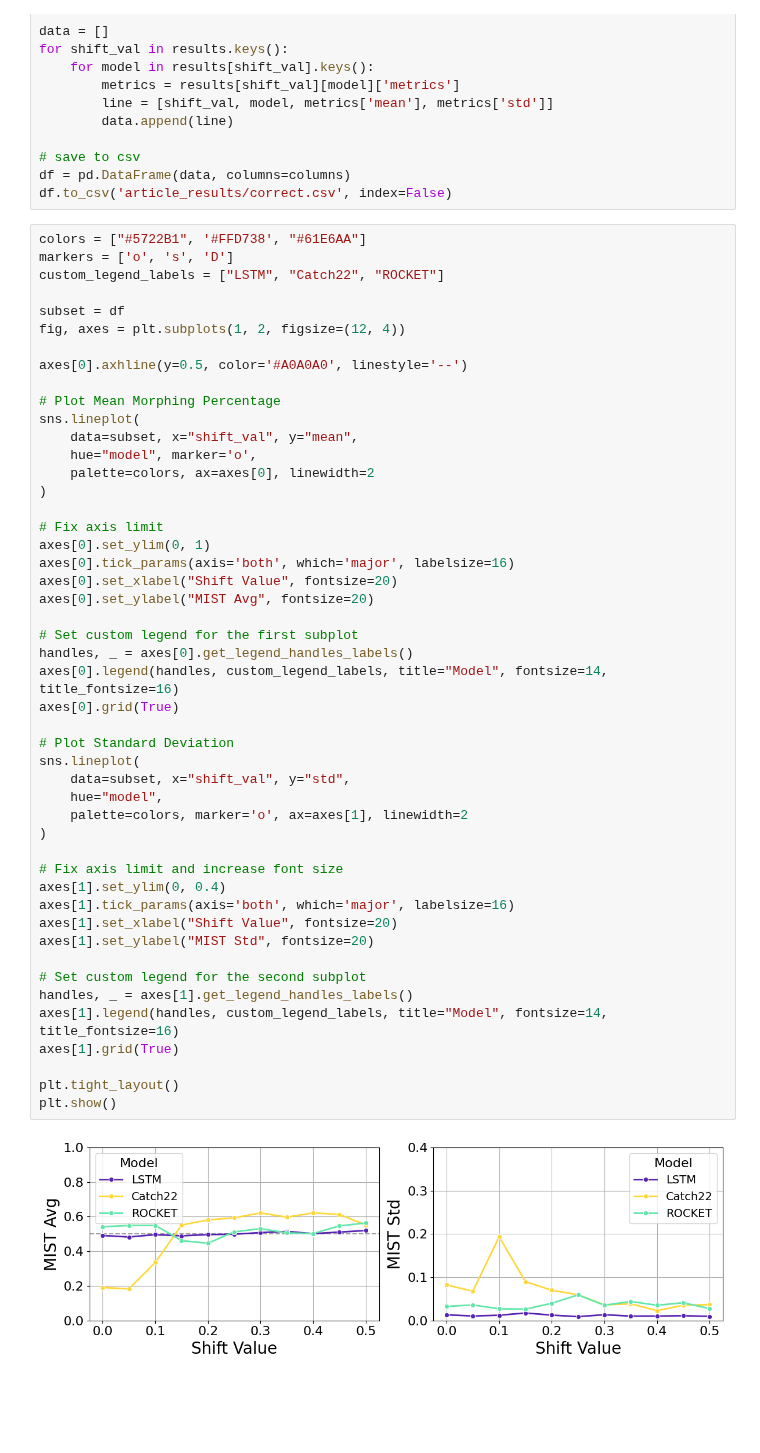
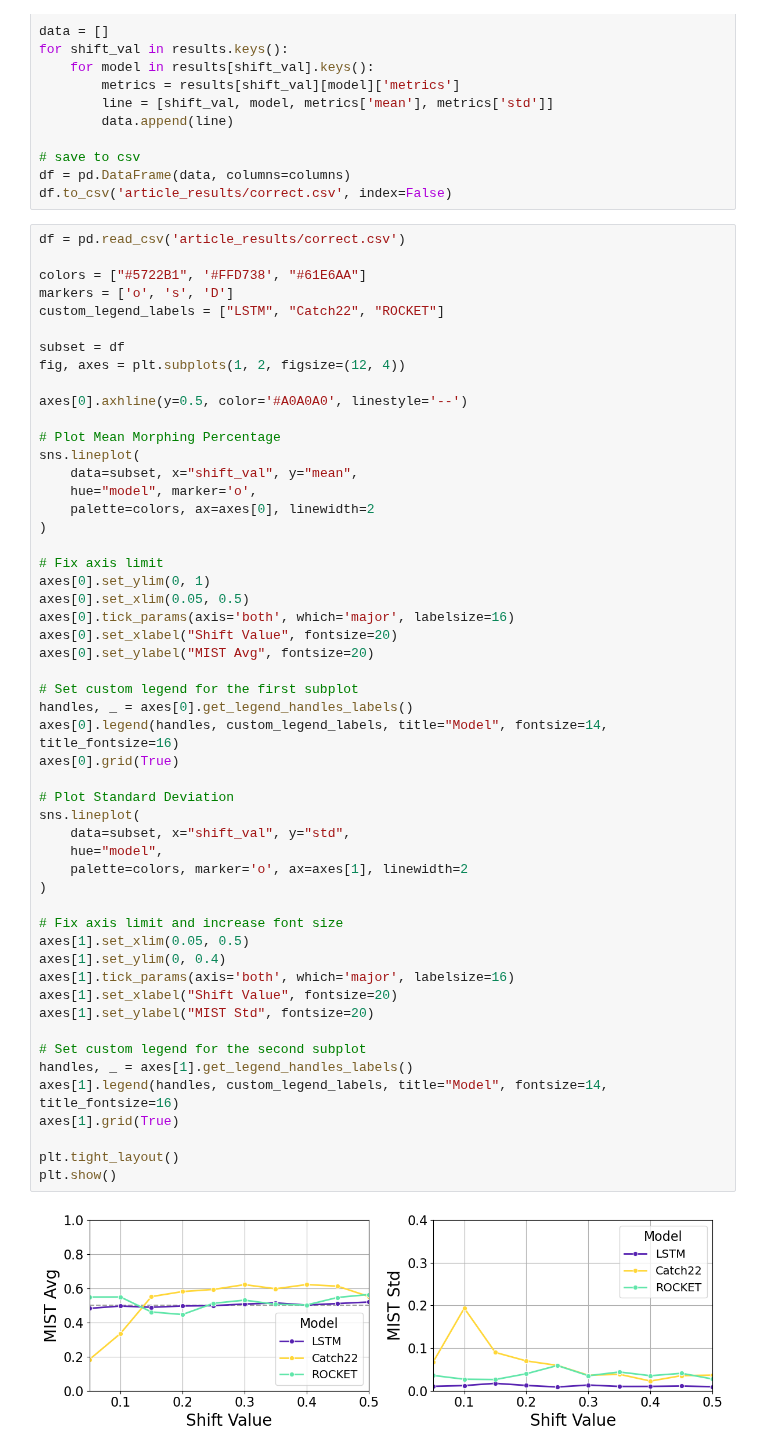
Before and after one commit to Nia3324/Morphing, a Jupyter notebook: SyntheticExp.ipynb, the cells around one changed output. Cells and saved outputs as stored; diff of their text form; blank space fills up the shorter version.

```diff
--- a/SyntheticExp.ipynb
+++ b/SyntheticExp.ipynb
@@ -96,6 +96,8 @@ for shift_val in results.keys():
 df = pd.DataFrame(data, columns=columns)
 df.to_csv('article_results/correct.csv', index=False)
 # %%
+df = pd.read_csv('article_results/correct.csv')
+
 colors = ["#5722B1", '#FFD738', "#61E6AA"]
 markers = ['o', 's', 'D']
 custom_legend_labels = ["LSTM", "Catch22", "ROCKET"]
@@ -114,34 +116,36 @@ sns.lineplot(
 
 # Fix axis limit
 axes[0].set_ylim(0, 1)
+axes[0].set_xlim(0.05, 0.5)
 axes[0].tick_params(axis='both', which='major', labelsize=16)
 axes[0].set_xlabel("Shift Value", fontsize=20)
 axes[0].set_ylabel("MIST Avg", fontsize=20)
 
 # Set custom legend for the first subplot
 handles, _ = axes[0].get_legend_handles_labels()
 axes[0].legend(handles, custom_legend_labels, title="Model", fontsize=14, title_fontsize=16)
 axes[0].grid(True)
 
 # Plot Standard Deviation
 sns.lineplot(
     data=subset, x="shift_val", y="std",
     hue="model",
     palette=colors, marker='o', ax=axes[1], linewidth=2
 )
 
 # Fix axis limit and increase font size
+axes[1].set_xlim(0.05, 0.5)
 axes[1].set_ylim(0, 0.4)
 axes[1].tick_params(axis='both', which='major', labelsize=16)
 axes[1].set_xlabel("Shift Value", fontsize=20)
 axes[1].set_ylabel("MIST Std", fontsize=20)
 
 # Set custom legend for the second subplot
 handles, _ = axes[1].get_legend_handles_labels()
 axes[1].legend(handles, custom_legend_labels, title="Model", fontsize=14, title_fontsize=16)
 axes[1].grid(True)
 
 plt.tight_layout()
 plt.show()
 # %% [output]
-[figure, old version]
+[figure, new version]
```
Also changed, not shown: parts of 1 cell of this notebook, 4 other files.
